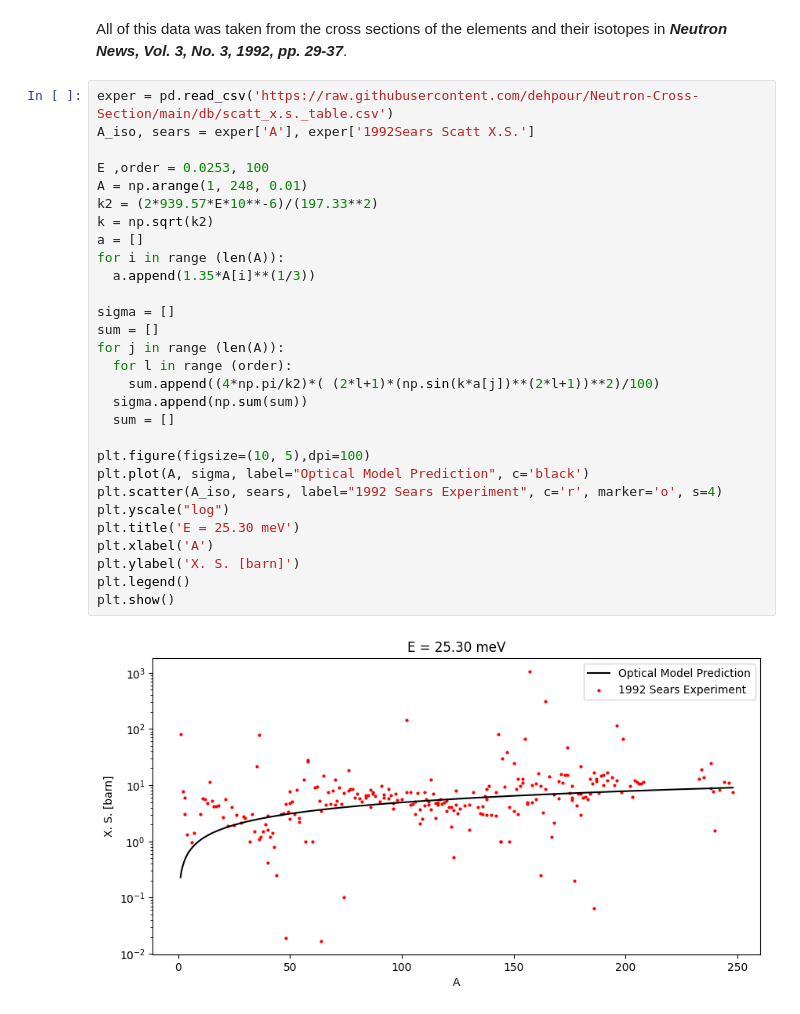
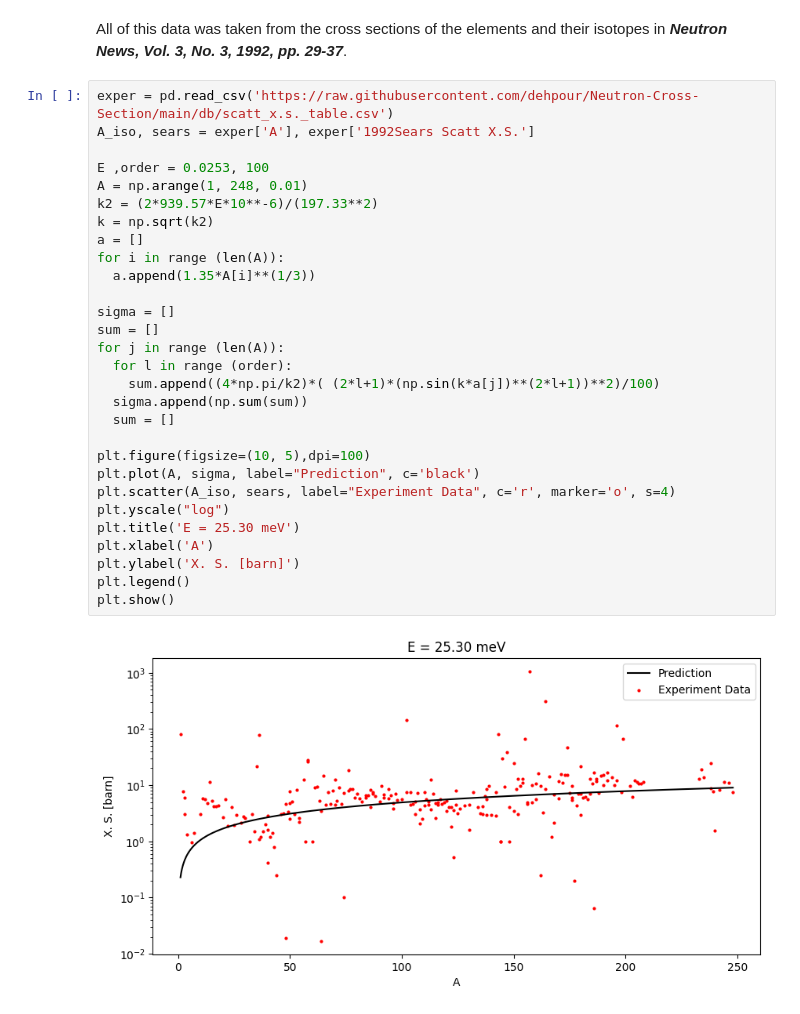
Before and after one commit to dehpour/Neutron-Cross-Section, a Jupyter notebook: Optical Model Prediction.ipynb, the cells around one changed output. Drawn from its saved outputs; the diff is of its cells as text.

```diff
--- a/Optical Model Prediction.ipynb
+++ b/Optical Model Prediction.ipynb
@@ -40,31 +40,31 @@ All of this data was taken from the cross sections of the elements and their iso
 # %%
 exper = pd.read_csv('https://raw.githubusercontent.com/dehpour/Neutron-Cross-Section/main/db/scatt_x.s._table.csv')
 A_iso, sears = exper['A'], exper['1992Sears Scatt X.S.']
 
 E ,order = 0.0253, 100
 A = np.arange(1, 248, 0.01)
 k2 = (2*939.57*E*10**-6)/(197.33**2)
 k = np.sqrt(k2)
 a = []
 for i in range (len(A)):
   a.append(1.35*A[i]**(1/3))
 
 sigma = []
 sum = []
 for j in range (len(A)):
   for l in range (order):
     sum.append((4*np.pi/k2)*( (2*l+1)*(np.sin(k*a[j])**(2*l+1))**2)/100)
   sigma.append(np.sum(sum))
   sum = []
 
 plt.figure(figsize=(10, 5),dpi=100)
-plt.plot(A, sigma, label="Optical Model Prediction", c='black')
-plt.scatter(A_iso, sears, label="1992 Sears Experiment", c='r', marker='o', s=4)
+plt.plot(A, sigma, label="Prediction", c='black')
+plt.scatter(A_iso, sears, label="Experiment Data", c='r', marker='o', s=4)
 plt.yscale("log")
 plt.title('E = 25.30 meV')
 plt.xlabel('A')
 plt.ylabel('X. S. [barn]')
 plt.legend()
 plt.show()
 # %% [output]
-[figure, old version]
+[figure, new version]
```
